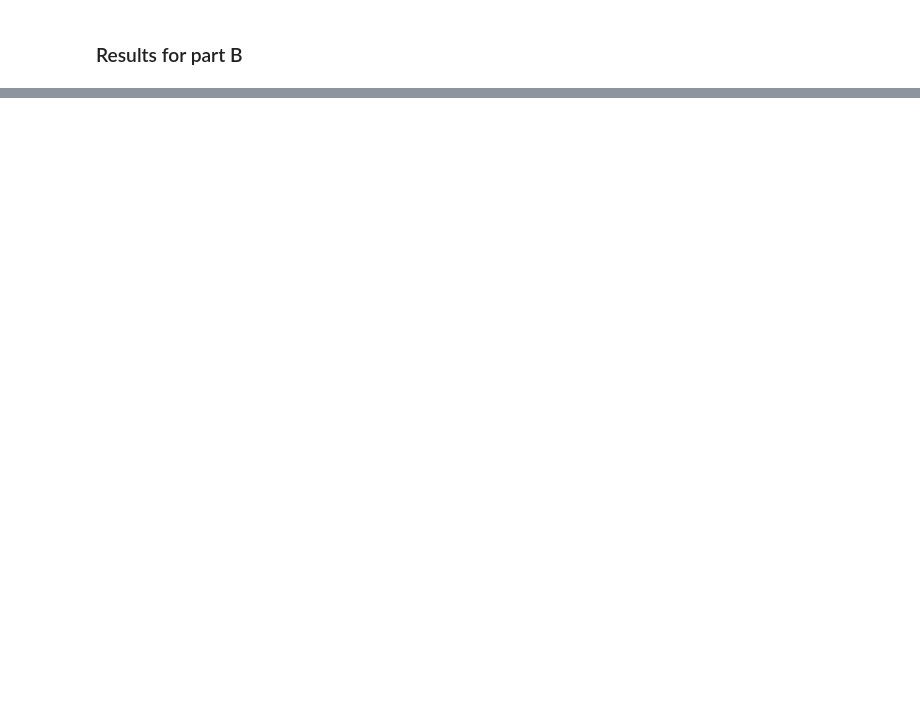
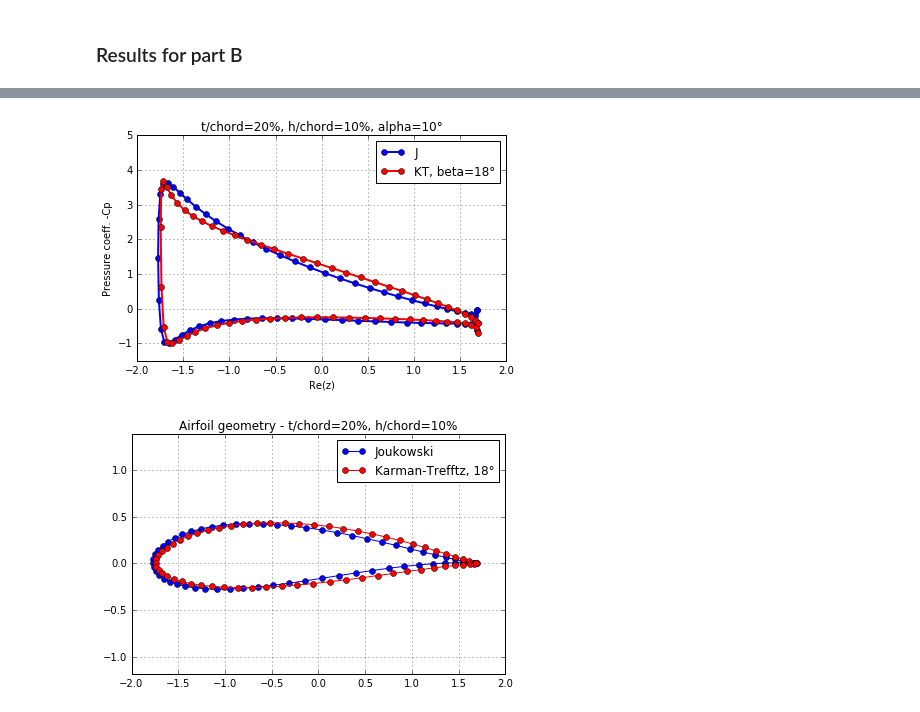
Before and after one commit to Alek-A/AeroPynamics, a Jupyter notebook: Assignment 1.ipynb, the cells around one changed output, grey strips where cells are left out. Cells and saved outputs as stored; diff of their text form; code cells hidden in the pictures; blank space fills up the shorter version.

```diff
--- a/Assignment 1.ipynb
+++ b/Assignment 1.ipynb
@@ -354,8 +354,8 @@ $\beta=2\pi-n\pi \leftrightarrow n=2-\beta/\pi$
 ## INPUTS
 betad = 18 # trailing edge angle [deg]
 
-M1 = 80 # points for m1oc
-M2 = 80 # points for m2oc
+M1 = 400 # points for m1oc
+M2 = 400 # points for m2oc
 n_tests = int(M1*M2) # Number of tests
 
 beta = betad*np.pi/180
@@ -545,0 +547,13 @@ _a
+# %%
+def transform(method, z, c, n_kt=2, derivative=False):
+    if derivative==False:
+        if method == 'J':
+            z_new = z+c**2/z
+        if method == 'KT':
+            z_new = n_kt*c*(1+((z-c)/(z+c))**n_kt) / (1-((z-c)/(z+c))**n_kt)
+    if derivative==True:
+        if method == 'J':
+            z_new = 1-c**2/z**2
+        if method == 'KT':
+            z_new = cg = -4 / (-1 + ((z - c) / (z + c)) ** n_kt) ** 2 * n_kt ** 2 * c ** 2 * ((z - c) / (z + c)) ** n_kt / (c ** 2 - z ** 2)
+    return z_new
@@ -545,0 +689,51 @@ _a
+# %%
+# Inputs
+method = 'J'
+alphad = 10 # angle of attack
+betad = 18 # trailing edge angle for KT-airfoil
+m1oc = moc_J[1,0] # m1/c
+m2oc = moc_J[1,1] # m2/c
+R = 1.
+
+# Calc
+z, z_airfoil, ua, va, Cp, Cl = airfoil(method, m1oc,m2oc, alphad, betad, N=2**6, R=1)
+
+
+# Inputs
+method = 'KT'
+alphad = 10 # angle of attack
+betad = 18 # trailing edge angle for KT-airfoil
+m1oc = moc_KT[1,0] # m1/c
+m2oc = moc_KT[1,1] # m2/c
+R = 1.
+
+# Calc
+z2, z_airfoil2, ua2, va2, Cp2, Cl2 = airfoil(method, m1oc,m2oc, alphad, betad, N=2**6, R=1)
+
+plt.figure()
+plt.title('t/chord=20%, h/chord=10%, alpha=10°')
+plt.plot(z_airfoil.real, -Cp,
+        '-bo', lw=2, label='J')
+plt.plot(z_airfoil2.real, -Cp2,
+        '-ro', lw=2, label='KT, beta=18°')
+plt.grid()
+plt.xlim(-2,2)
+plt.ylim(-1.5,5)
+plt.legend(loc=1)
+plt.ylabel('Pressure coeff. -Cp')
+plt.xlabel('Re(z)')
+plt.tight_layout()
+plt.savefig('pres2_dist.pdf')
+
+plt.figure()
+plt.title('Airfoil geometry - t/chord=20%, h/chord=10%')
+plt.plot(z_airfoil.real, z_airfoil.imag,'-bo',label='Joukowski')
+plt.plot(z_airfoil2.real, z_airfoil2.imag, '-ro',label='Karman-Trefftz, 18°')
+plt.grid()
+plt.axis('equal')
+plt.tight_layout()
+plt.legend(loc=1)
+plt.savefig('geom2.pdf')
+# %% [output]
+[figure, added]
+[figure, added]
```
Also changed, not shown: parts of 42 cells of this notebook.
